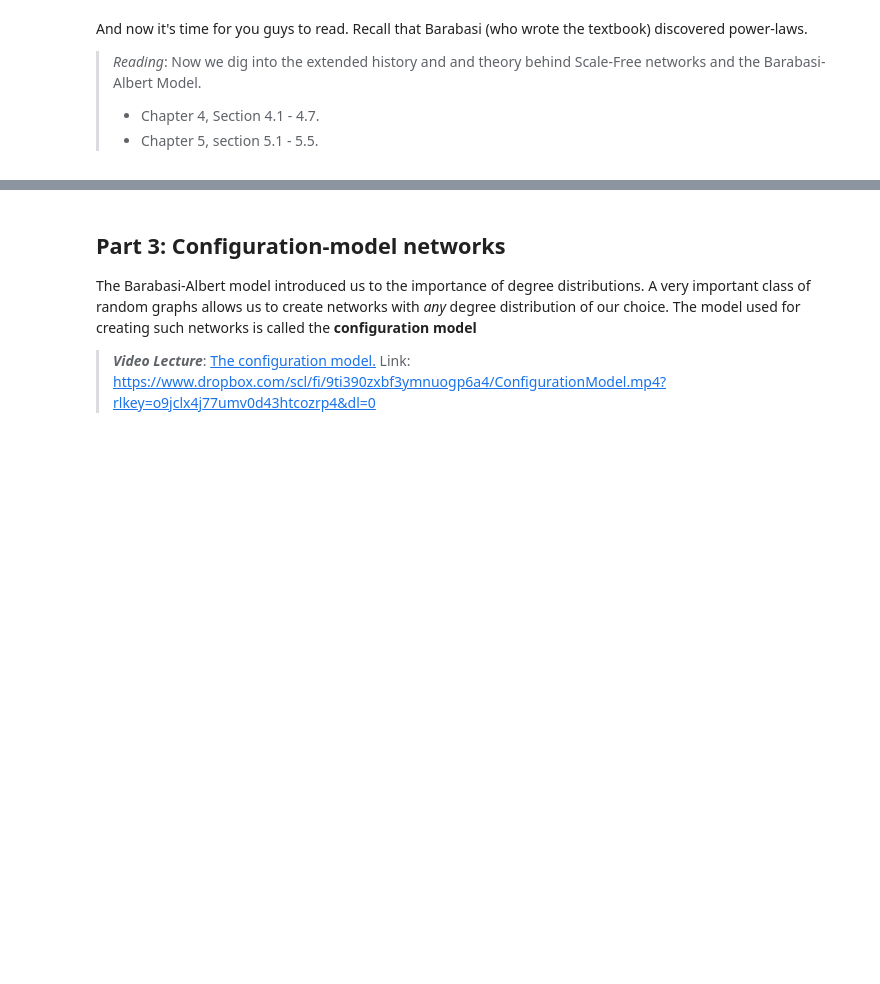
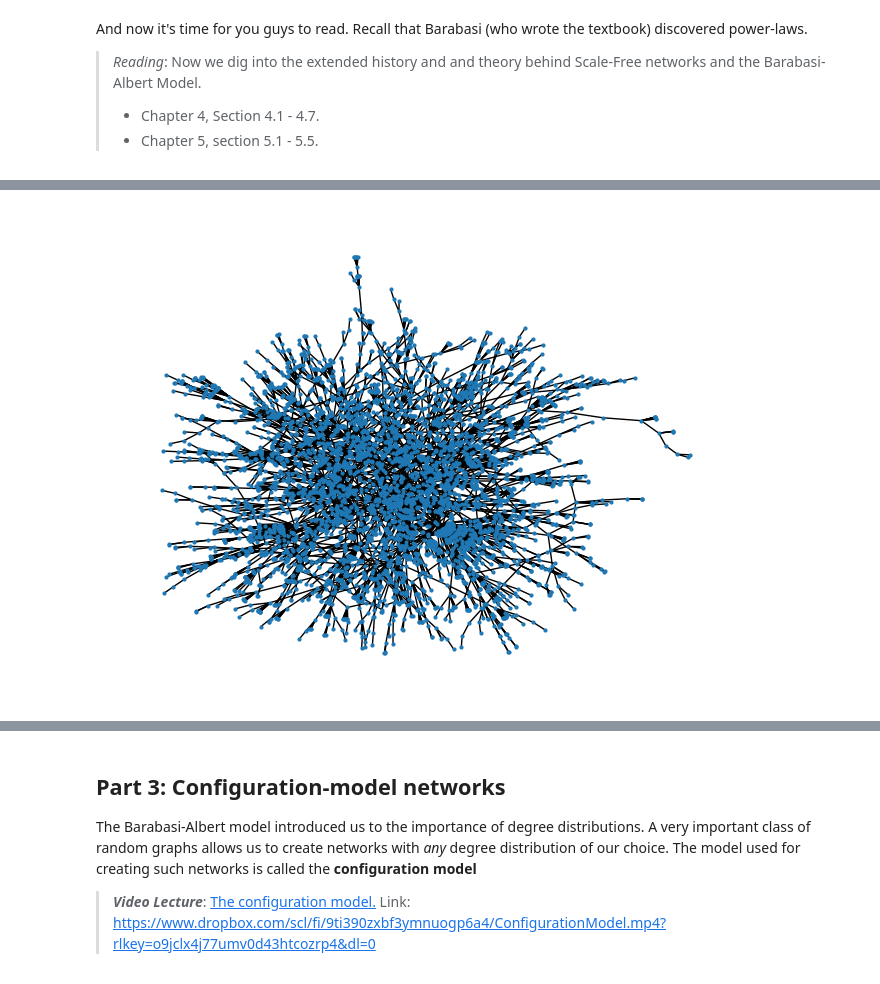
Before and after one commit to XhinoMullaymeri/socialgraphs2023, a Jupyter notebook: lectures/Week3.ipynb, the cells around one changed output, grey strips where cells are left out. Saved outputs shown, nothing was run; the diff lists cells and outputs as text; code cells hidden in the pictures; blank space fills up the shorter version.

```diff
--- a/lectures/Week3.ipynb
+++ b/lectures/Week3.ipynb
@@ -183,0 +206,18 @@ And now it's time for you guys to read. Recall that Barabasi (who wrote the text
+# %%
+# Β)
+new_N = 5000
+
+for i in range(100, new_N):
+    baG.add_node(i)
+    # get degrees of all nodes
+    degrees = [baG.degree(x) for x in baG.nodes()]
+    # calculate probability for each node
+    prob = [x / sum(degrees) for x in degrees]
+    # choose a node based on probability
+    node = np.random.choice(baG.nodes(), p=prob)
+    # add edge between new node and chosen node
+    baG.add_edge(i, node)
+
+nx.draw(baG, node_size=4)
+# %% [output]
+[figure, added]
```
Also changed, not shown: parts of 11 cells of this notebook.
